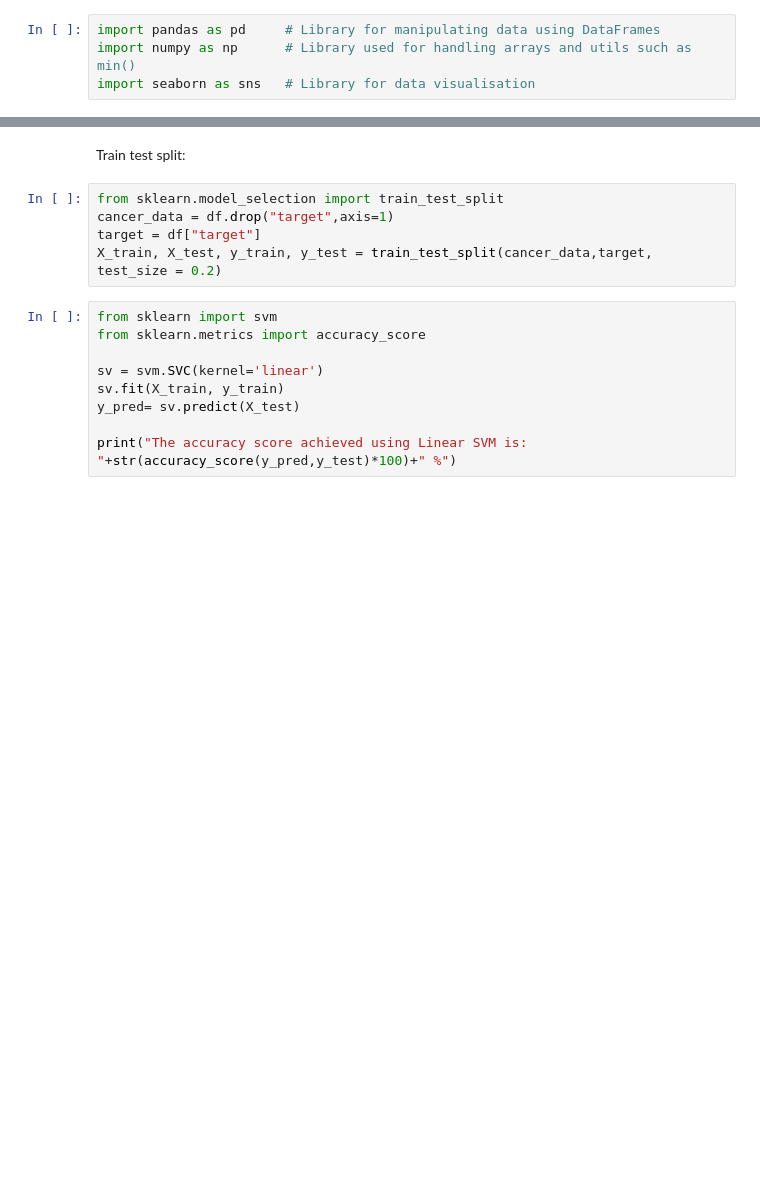
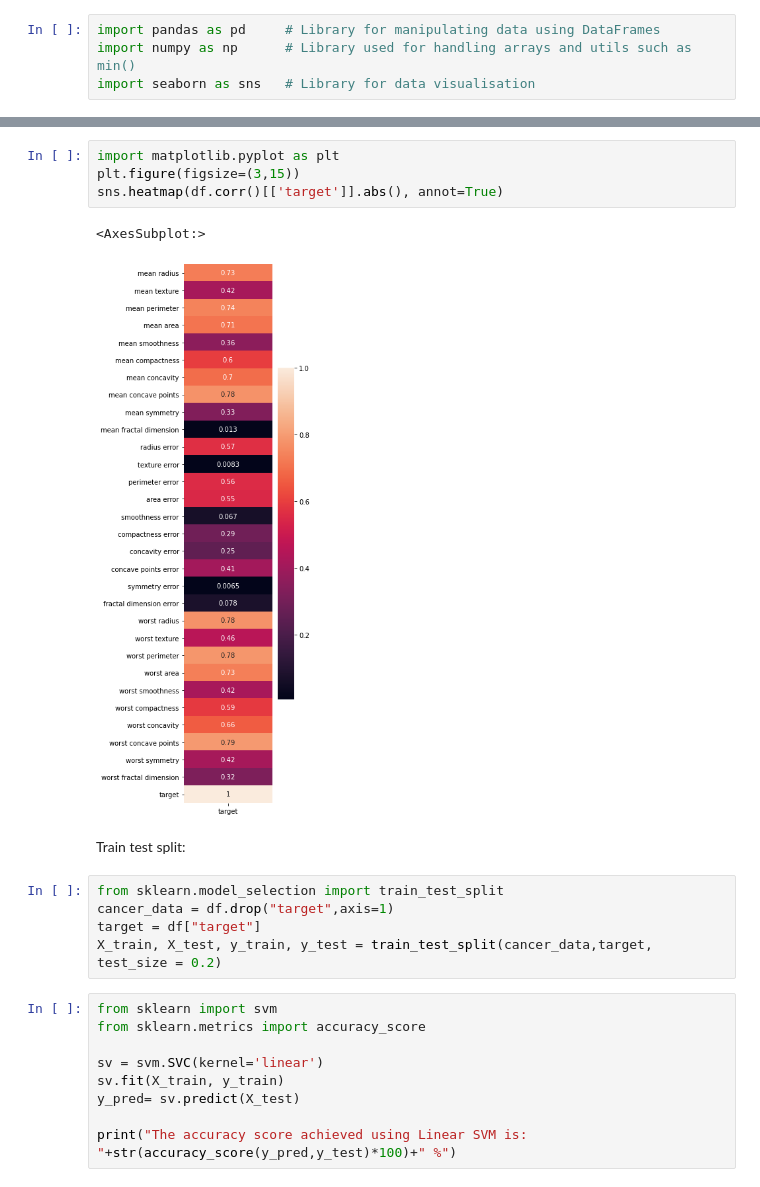
Before and after one commit to nshafik/Breast-Cancer, a Jupyter notebook: SVM_Breast_Cancer.ipynb, the cells around one changed output, grey strips where cells are left out. Saved outputs shown, nothing was run; the diff lists cells and outputs as text; blank space fills up the shorter version.

```diff
--- a/SVM_Breast_Cancer.ipynb
+++ b/SVM_Breast_Cancer.ipynb
@@ -83,3 +91,10 @@ Name: target, dtype: float64
+# %%
+import matplotlib.pyplot as plt
+plt.figure(figsize=(3,15))
+sns.heatmap(df.corr()[['target']].abs(), annot=True)
+# %% [output]
+<AxesSubplot:>
+[figure, added]
 # %% [markdown]
 Train test split:
 # %%
```
Also changed, not shown: parts of 19 cells of this notebook.
